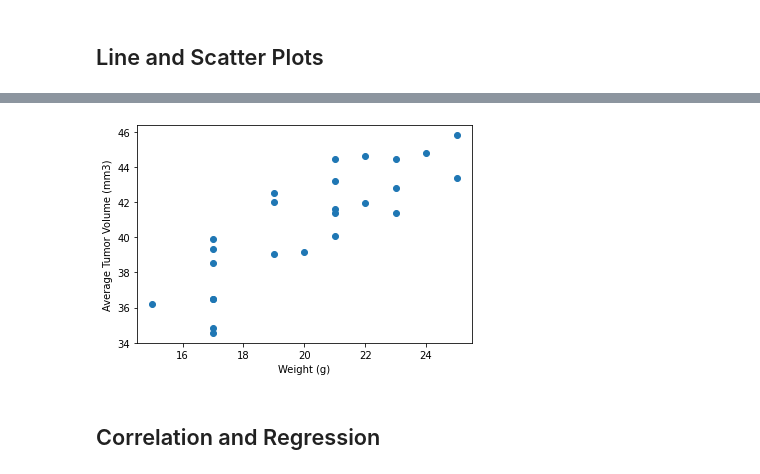
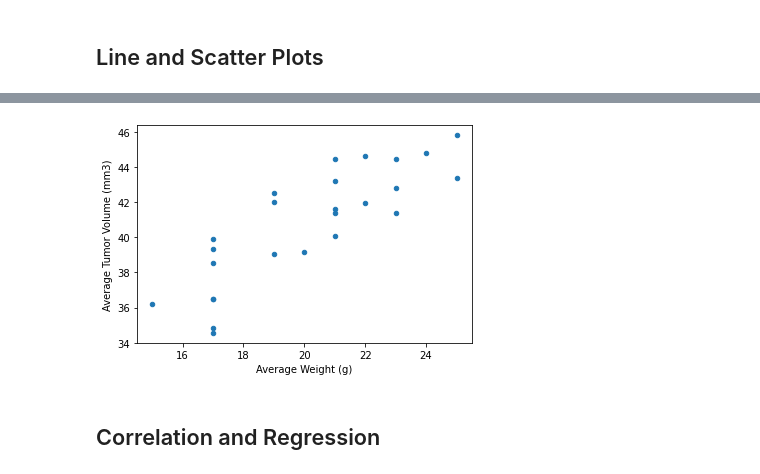
Before and after one commit to ailiushin/Matplotlib-challenge, a Jupyter notebook: Pymaceuticals/pymaceuticals.ipynb, the cells around one changed output, grey strips where cells are left out. Drawn from its saved outputs; the diff is of its cells as text; code cells hidden in the pictures.

```diff
--- a/Pymaceuticals/pymaceuticals.ipynb
+++ b/Pymaceuticals/pymaceuticals.ipynb
@@ -227,8 +245,16 @@ Ceftamin's potential outliers: Series([], Name: Tumor Volume (mm3), dtype: float
 # %%
 # Generate a scatter plot of average tumor volume vs. average mouse weight of each mouse treated with the Capomulin regimen
 # The chart below shows a dot for each mouse treated with Capomulin using average weight and average tumor Volume.
 #  I would make the X-label say something like "Average Weight (g)"
+
+regimen_data = combined_data.loc[combined_data['Drug Regimen']== "Capomulin"] \
+                .groupby('Mouse ID')[['Tumor Volume (mm3)','Weight (g)']].mean()
+
+regimen_data.plot(kind="scatter", x="Weight (g)", y="Tumor Volume (mm3)", xlabel="Average Weight (g)",
+                  ylabel ="Average Tumor Volume (mm3)")
+
+plt.show()
 # %% [output]
-[figure, old version]
+[figure, new version]
 # %% [markdown]
 ## Correlation and Regression
```
Also changed, not shown: parts of 12 cells of this notebook, 1 other file.
